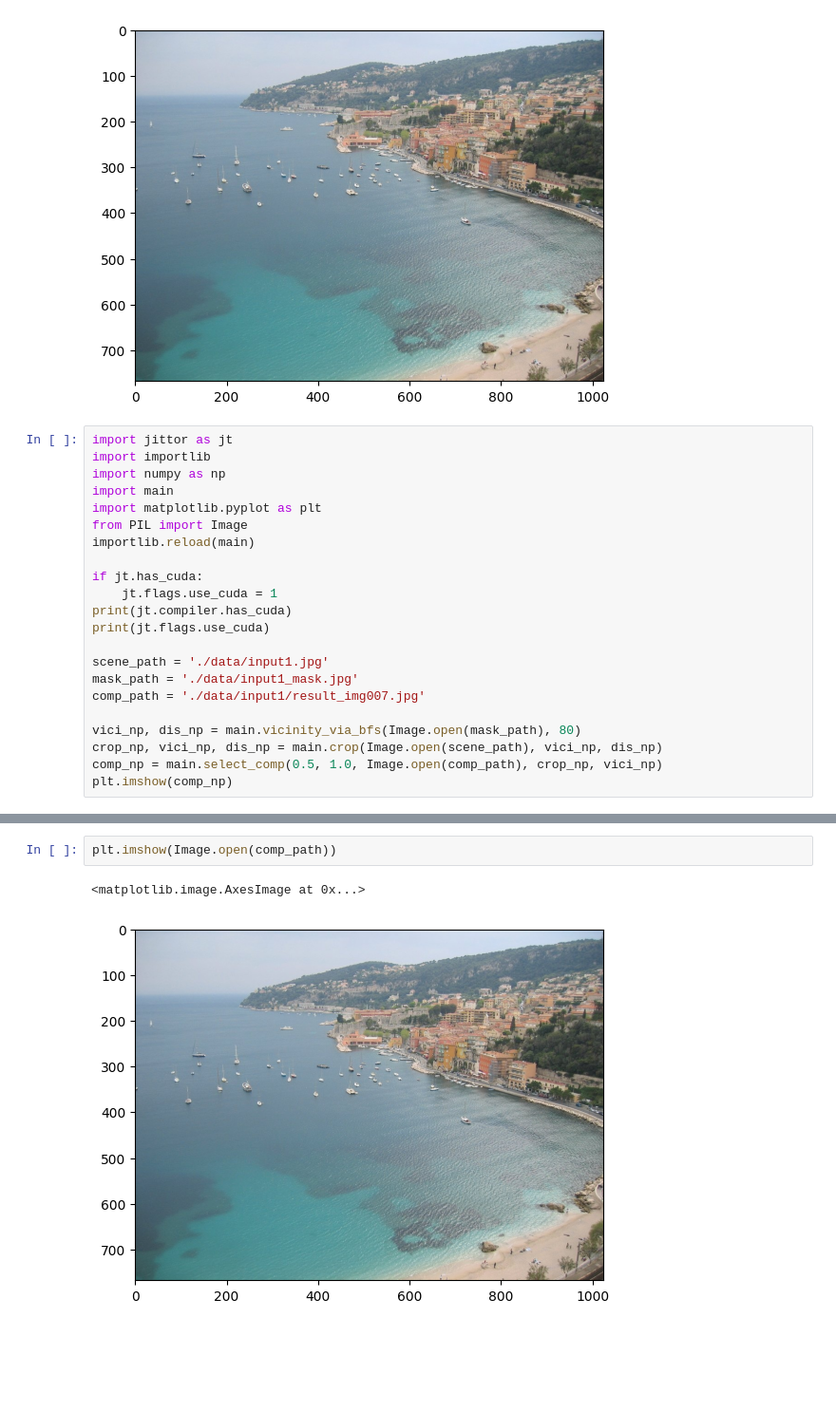
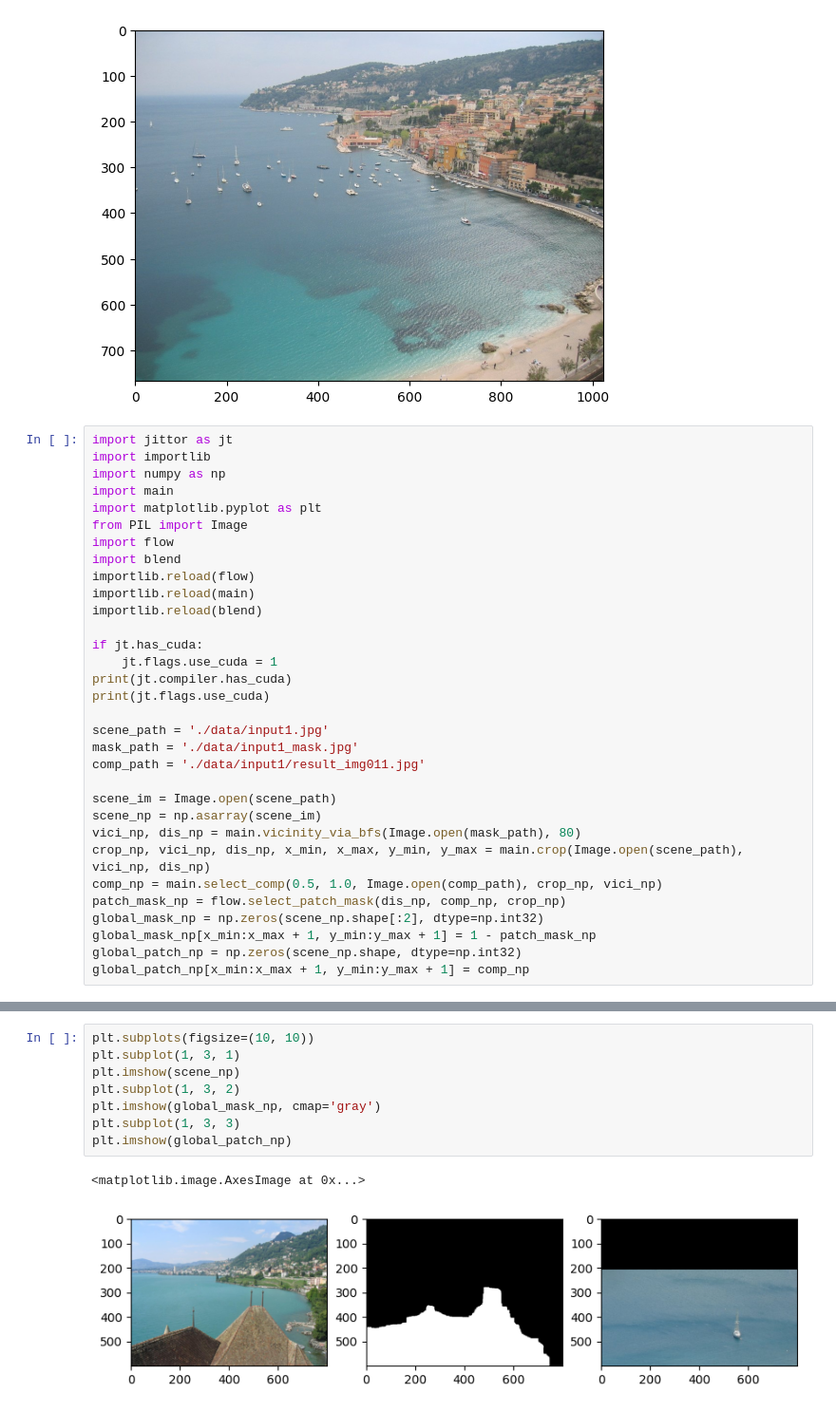
Before and after one commit to Cydiater/scene-completion, a Jupyter notebook: playground.ipynb, the cells around one changed output, grey strips where cells are left out. Shown at 95% size. Cells and saved outputs as stored; diff of their text form; blank space fills up the shorter version.

```diff
--- a/playground.ipynb
+++ b/playground.ipynb
@@ -161,7 +161,11 @@ import numpy as np
 import main
 import matplotlib.pyplot as plt
 from PIL import Image
+import flow
+import blend
+importlib.reload(flow)
 importlib.reload(main)
+importlib.reload(blend)
 
 if jt.has_cuda:
     jt.flags.use_cuda = 1
@@ -170,12 +174,18 @@ print(jt.flags.use_cuda)
 
 scene_path = './data/input1.jpg'
 mask_path = './data/input1_mask.jpg'
-comp_path = './data/input1/result_img007.jpg'
+comp_path = './data/input1/result_img011.jpg'
 
+scene_im = Image.open(scene_path)
+scene_np = np.asarray(scene_im)
 vici_np, dis_np = main.vicinity_via_bfs(Image.open(mask_path), 80)
-crop_np, vici_np, dis_np = main.crop(Image.open(scene_path), vici_np, dis_np)
+crop_np, vici_np, dis_np, x_min, x_max, y_min, y_max = main.crop(Image.open(scene_path), vici_np, dis_np)
 comp_np = main.select_comp(0.5, 1.0, Image.open(comp_path), crop_np, vici_np)
-plt.imshow(comp_np)
+patch_mask_np = flow.select_patch_mask(dis_np, comp_np, crop_np)
+global_mask_np = np.zeros(scene_np.shape[:2], dtype=np.int32)
+global_mask_np[x_min:x_max + 1, y_min:y_max + 1] = 1 - patch_mask_np
+global_patch_np = np.zeros(scene_np.shape, dtype=np.int32)
+global_patch_np[x_min:x_max + 1, y_min:y_max + 1] = comp_np
 # %% [output]
 1
 1
@@ -206,5 +192,11 @@ plt.imshow(comp_np * np.expand_dims(1 - patch_mask, axis=2) + crop_np * np.expan
-# %%
-plt.imshow(Image.open(comp_path))
-# %% [output]
-<matplotlib.image.AxesImage at 0x...>
-[figure, removed]
+# %%
+plt.subplots(figsize=(10, 10))
+plt.subplot(1, 3, 1)
+plt.imshow(scene_np)
+plt.subplot(1, 3, 2)
+plt.imshow(global_mask_np, cmap='gray')
+plt.subplot(1, 3, 3)
+plt.imshow(global_patch_np)
+# %% [output]
+<matplotlib.image.AxesImage at 0x...>
+[figure, added]
```
Also changed, not shown: parts of 12 cells of this notebook, 25 other files.
